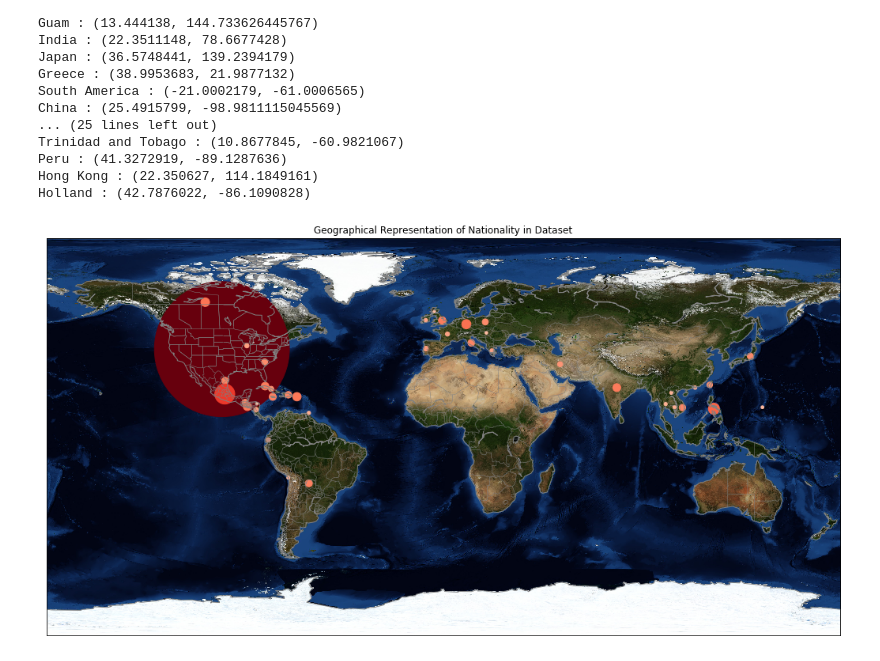
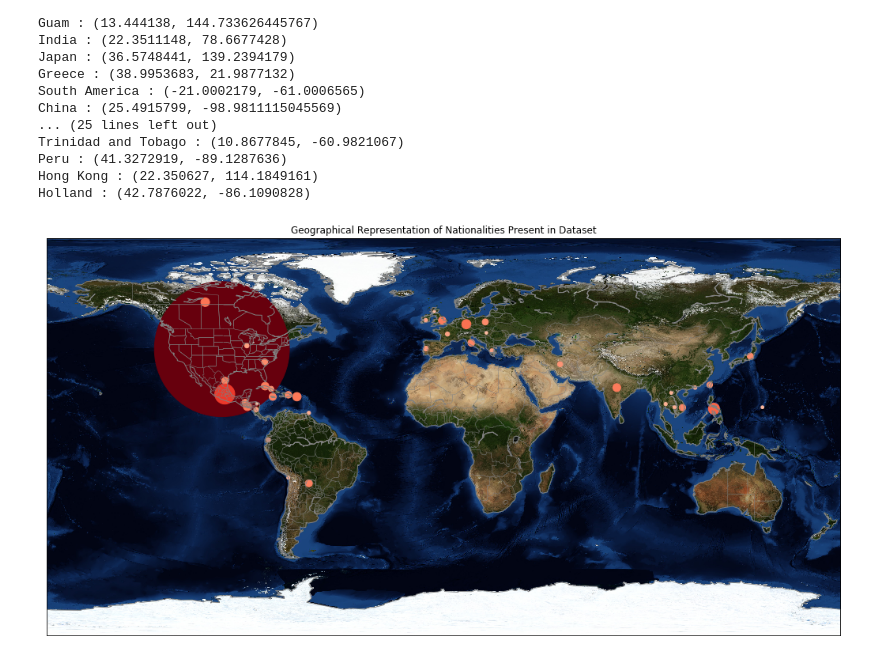
Before and after one commit to kylechang523/ECE180-Final-Project-Personal-Income-Analysis-and-Prediction, a Jupyter notebook: Nationality and Marital Status.ipynb, the cells around one changed output. Cells and saved outputs as stored; diff of their text form; code cells hidden in the pictures.

Commit message:
updated Nationality plot

```diff
--- a/Nationality and Marital Status.ipynb
+++ b/Nationality and Marital Status.ipynb
@@ -112,29 +112,25 @@ Peru : (41.3272919, -89.1287636)
 Hong Kong : (22.350627, 114.1849161)
 Holland : (42.7876022, -86.1090828)
 # %%
-from collections import Counter
 import matplotlib.pyplot as plt
 import matplotlib.cm
-
 from mpl_toolkits.basemap import Basemap
 from matplotlib.patches import Polygon
 from matplotlib.collections import PatchCollection
 from matplotlib.colors import Normalize
 
 fig = plt.figure(figsize=(18, 18))
 map = Basemap()
 map.bluemarble()
 map.drawcoastlines(color='gray')
 map.drawcountries(color='gray')
 map.drawstates(color='gray')
 x, y = map(Lon, Lat)
 map.scatter(x, y, latlon=False,
           c=np.log10(count)+1, s=count,
           cmap='Reds', alpha=1.5)
 
-#plt.colorbar(label=r'$\log_{10}({\rm count})$')
-plt.title("Geographical Representation of Nationality in Dataset")
-#plt.clim(-1, 5)
+plt.title("Geographical Representation of Nationalities Present in Dataset")
 plt.show()
 # %% [output]
-[figure, old version]
+[figure, new version]
```
